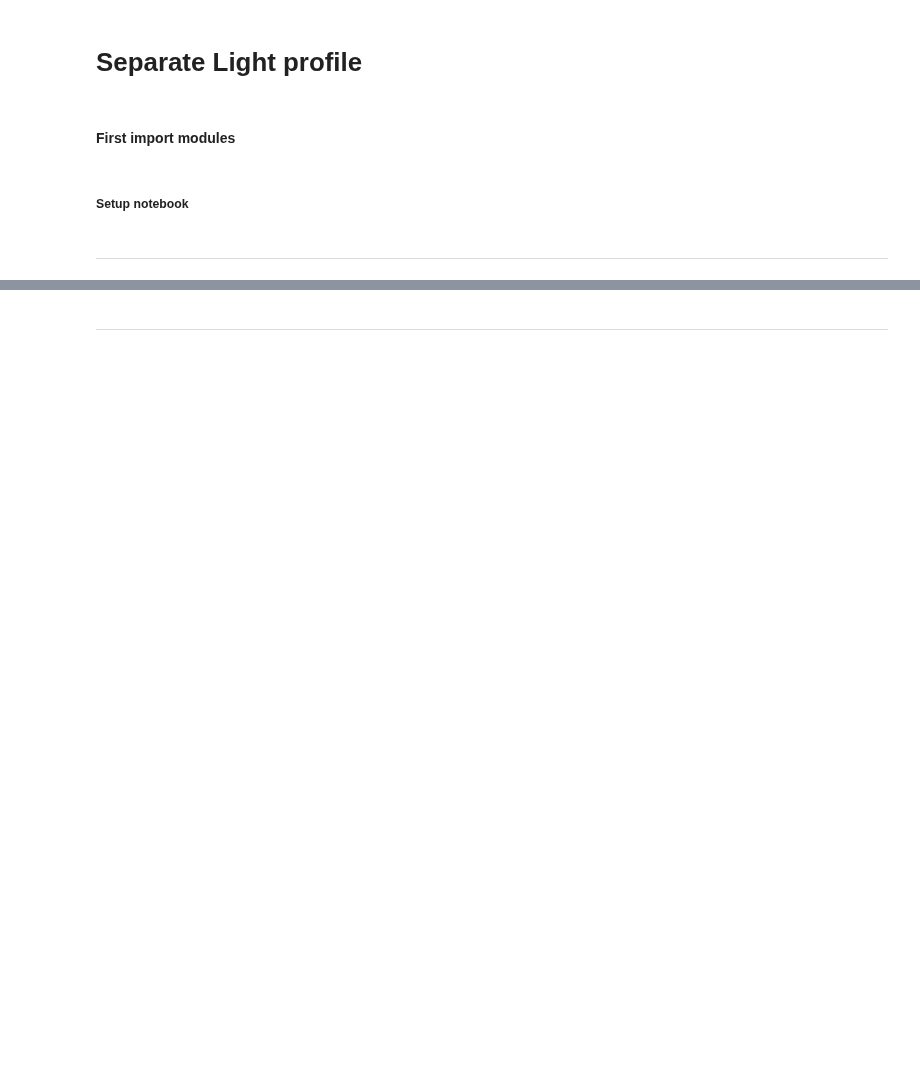
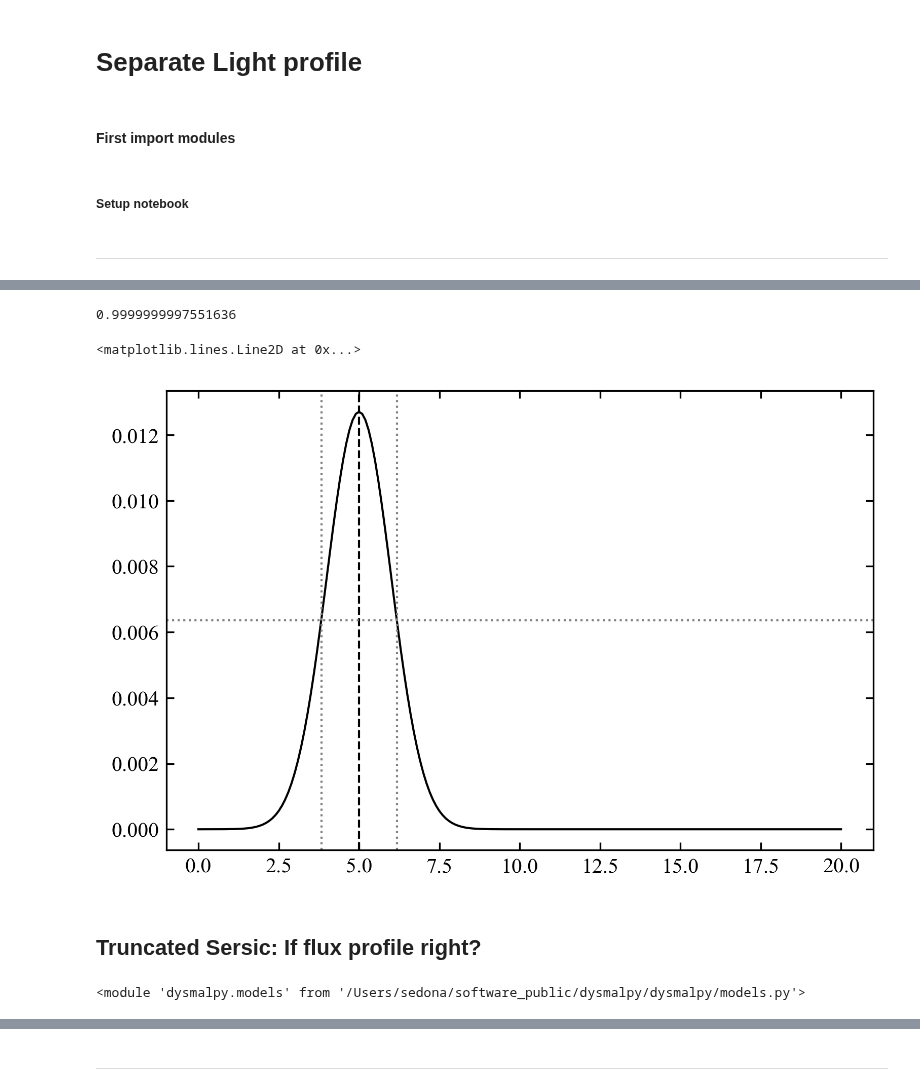
Before and after one commit to dysmalpy/dysmalpy, a Jupyter notebook: test_nbs/dysmalpy_sep_light.ipynb, the cells around one changed output, grey strips where cells are left out. Saved outputs shown, nothing was run; the diff lists cells and outputs as text; code cells hidden in the pictures; blank space fills up the shorter version.

```diff
--- a/test_nbs/dysmalpy_sep_light.ipynb
+++ b/test_nbs/dysmalpy_sep_light.ipynb
@@ -39,0 +40,27 @@ def tie_sigz_reff(model_set):
+# %%
+GR = models.LightGaussianRing(r_peak=5., sigma_r =1., Ltot=1.)
+# %%
+r = np.arange(0.,20.1,0.1)
+# %%
+Lr = GR(r)
+# %%
+np.sum(2.*np.pi*r*Lr*(r[1]-r[0]))
+# %% [output]
+0.9999999997551636
+# %%
+I0 = models._I0_gaussring(GR.r_peak.value, GR.sigma_r.value, GR.L_tot.value)
+# %%
+plt.plot(r, Lr, color='black')
+plt.gca().axvline(x=GR.r_peak.value, ls='--', color='k')
+plt.gca().axvline(x=GR.r_peak.value-2.35*GR.sigma_r.value/2., ls=':', color='grey')
+plt.gca().axvline(x=GR.r_peak.value+2.35*GR.sigma_r.value/2., ls=':', color='grey')
+plt.gca().axhline(y=0.5*I0, ls=':', color='grey')
+# %% [output]
+<matplotlib.lines.Line2D at 0x...>
+[figure, added]
+# %% [markdown]
+## Truncated Sersic: If flux profile right?
+# %%
+reload(models)
+# %% [output]
+<module 'dysmalpy.models' from '/Users/sedona/software_public/dysmalpy/dysmalpy/models.py'>
```
Also changed, not shown: parts of 103 cells of this notebook, 4 other files.
